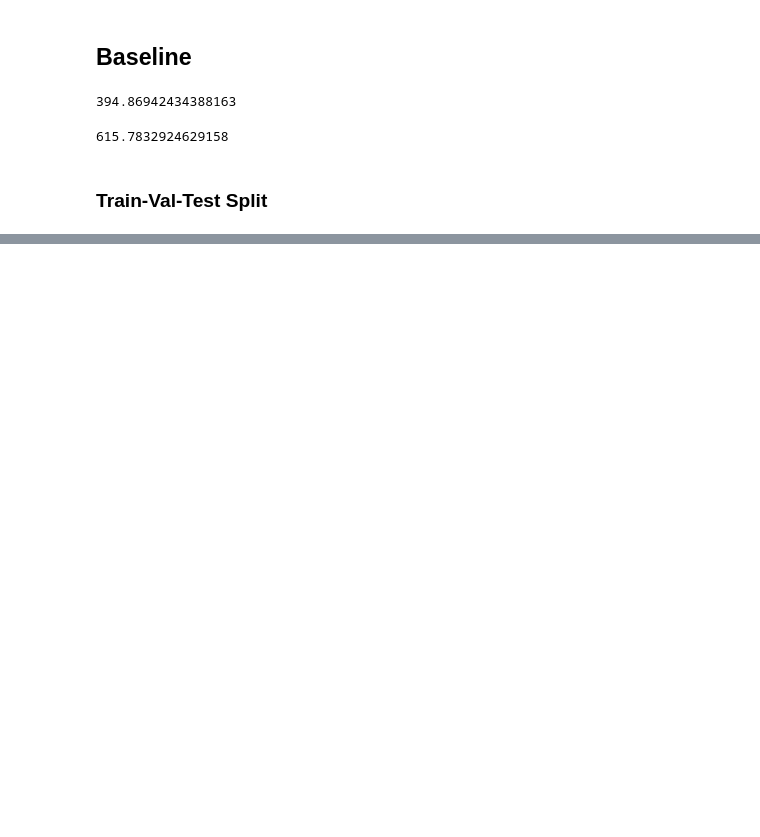
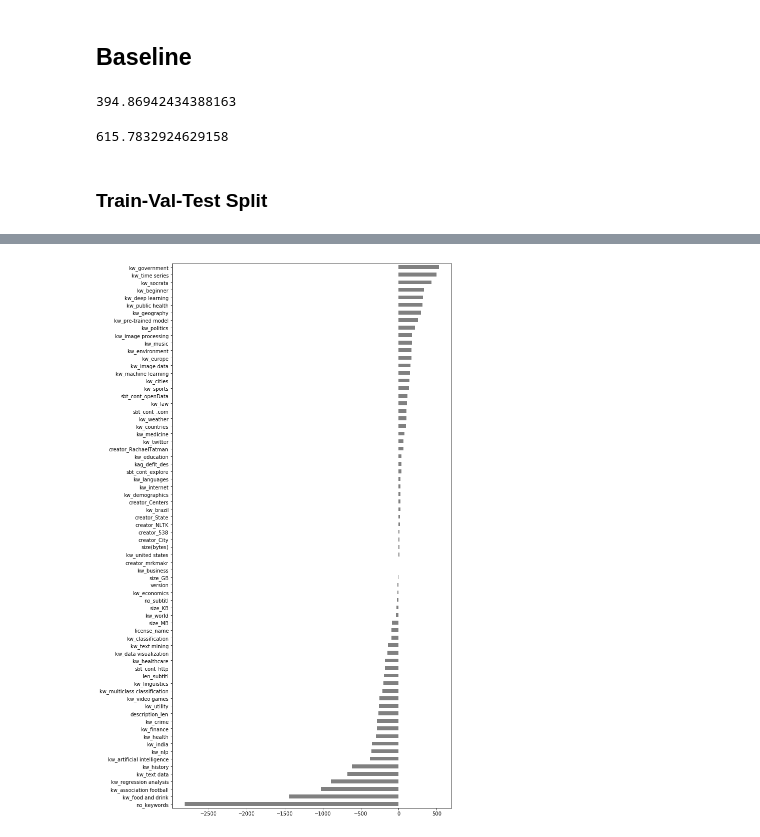
Before and after one commit to taycurran/Build2Rep, a Jupyter notebook: KDatasets.ipynb, the cells around one changed output, grey strips where cells are left out. Cells and saved outputs as stored; diff of their text form; code cells hidden in the pictures; blank space fills up the shorter version.

```diff
--- a/KDatasets.ipynb
+++ b/KDatasets.ipynb
@@ -437,0 +506,4 @@ print(f"MAE for {k} folds", -scores)
+# %%
+coef = pd.Series(-linear['ridge'].coef_,
+                 linear['ordinalencoder'].get_feature_names())
+coef
@@ -437,0 +523,5 @@ print(f"MAE for {k} folds", -scores)
+# %%
+plt.figure(figsize=(10,20))
+coef.sort_values().plot.barh(color='grey');
+# %% [output]
+[figure, added]
```
Also changed, not shown: parts of 51 cells of this notebook, 2 other files.
